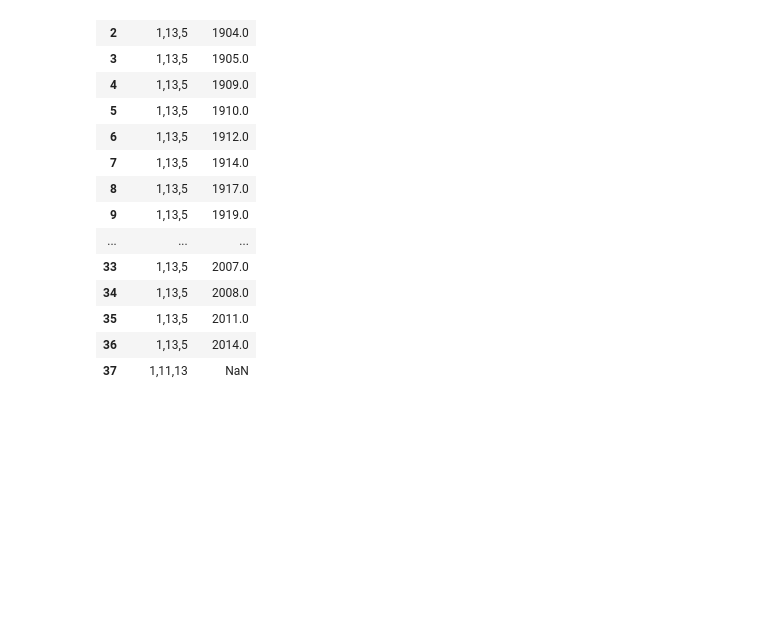
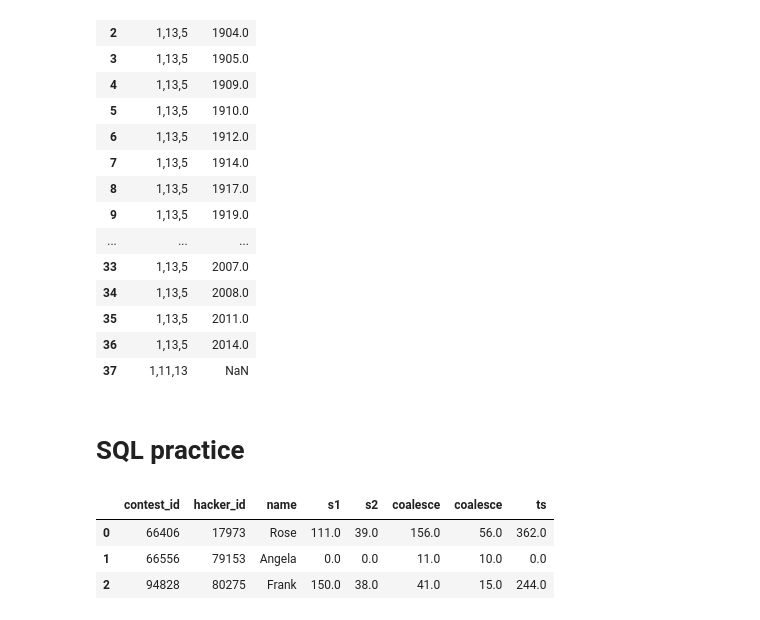
Before and after one commit to leiyang-mids/zillow, a Jupyter notebook: Zillow.ipynb, the cells around one changed output. Cells and saved outputs as stored; diff of their text form; code cells hidden in the pictures; blank space fills up the shorter version.

```diff
--- a/Zillow.ipynb
+++ b/Zillow.ipynb
@@ -198,3 +202,5 @@ get_sql("select string_agg(distinct airconditioningtypeid::text,','), yearbuilt
 | 35 | 1,13,5 | 2011.0 |
 | 36 | 1,13,5 | 2014.0 |
 | 37 | 1,11,13 | NaN |
+# %% [markdown]
+# SQL practice
@@ -200,0 +210,19 @@ get_sql("select string_agg(distinct airconditioningtypeid::text,','), yearbuilt
+# %%
+sql = 'select a.contest_id, a.hacker_id, a.name, sum(b.ts), sum(b.tas), sum(b.tv), sum(b.tuv) from \
+    (select ct.*, ch.challenge_id from contests ct join colleges cl on ct.contest_id=cl.contest_id join challenges ch on ch.college_id=cl.college_id order by ct.contest_id) a \
+    join (select ss.*, vs.tv, vs.tuv from (select sum(total_submissions) as ts, sum(total_accepted_submissions) as tas, challenge_id from submission_stats group by challenge_id) ss join (select sum(total_views) as tv, sum(total_unique_views) as tuv, challenge_id from view_stats group by challenge_id) vs on ss.challenge_id=vs.challenge_id) b on a.challenge_id=b.challenge_id group by contest_id, hacker_id, name order by contest_id;'
+
+sql = 'select ct.*, coalesce(sum(ts),0) as s1, coalesce(sum(tas),0) as s2, coalesce(sum(tv),0), coalesce(sum(tuv),0), coalesce(sum(ts)+sum(tas)+sum(tv)+sum(tuv),0) as ts from (select sum(total_submissions) as ts, sum(total_accepted_submissions) as tas, challenge_id as c1 from submission_stats group by c1) ss full outer join (select sum(total_views) as tv, sum(total_unique_views) as tuv, challenge_id as c2 from view_stats group by c2) vs on ss.c1=vs.c2 \
+        full outer join challenges ch on coalesce(vs.c2, ss.c1)=ch.challenge_id \
+        join colleges cl on cl.college_id=ch.college_id join contests ct on ct.contest_id=cl.contest_id group by ct.contest_id, ct.hacker_id, ct.name order by ct.contest_id'
+
+# sql = 'select sum(total_submissions) as ts, sum(total_accepted_submissions) as tas, challenge_id from submission_stats group by challenge_id'
+
+# sql = 'select sum(total_views) as tv, sum(total_unique_views) as tuv, challenge_id from view_stats group by challenge_id'
+
+get_sql(sql)
+# %% [output]
+|  | contest_id | hacker_id | name | s1 | s2 | coalesce | coalesce | ts |
+| 0 | 66406 | 17973 | Rose | 111.0 | 39.0 | 156.0 | 56.0 | 362.0 |
+| 1 | 66556 | 79153 | Angela | 0.0 | 0.0 | 11.0 | 10.0 | 0.0 |
+| 2 | 94828 | 80275 | Frank | 150.0 | 38.0 | 41.0 | 15.0 | 244.0 |
```
Also changed, not shown: parts of 11 cells of this notebook, 1 other file.
